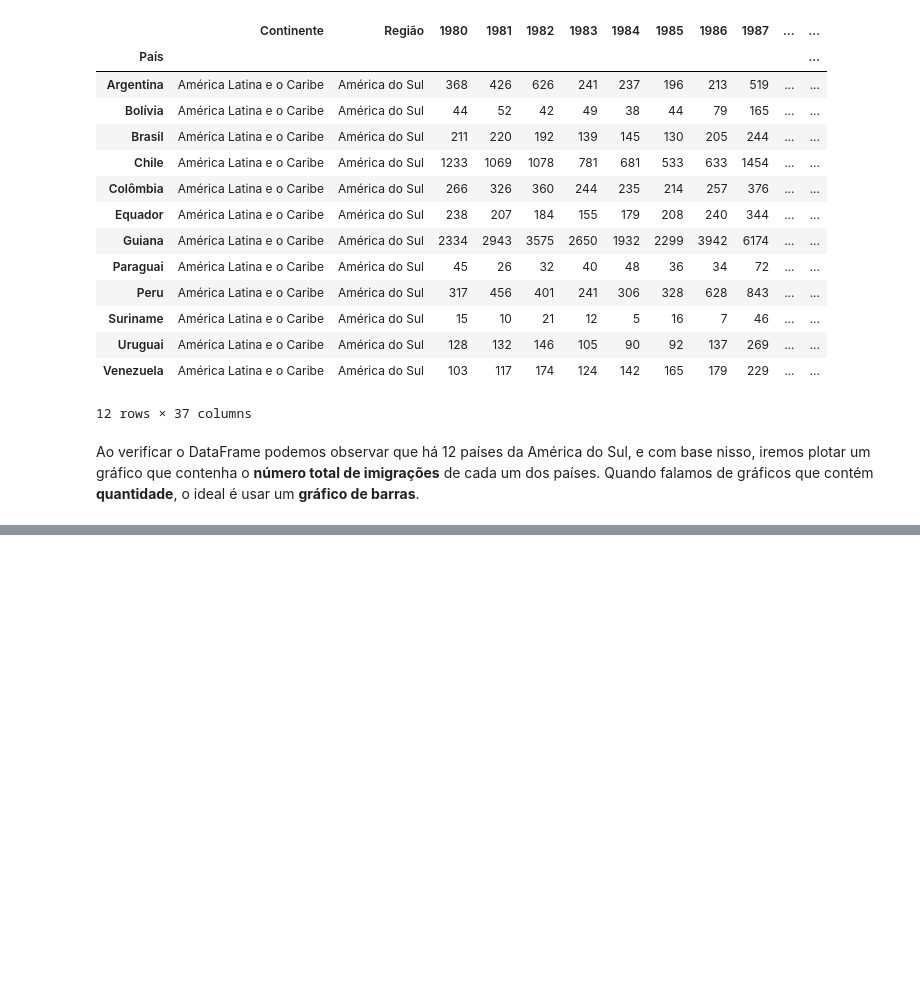
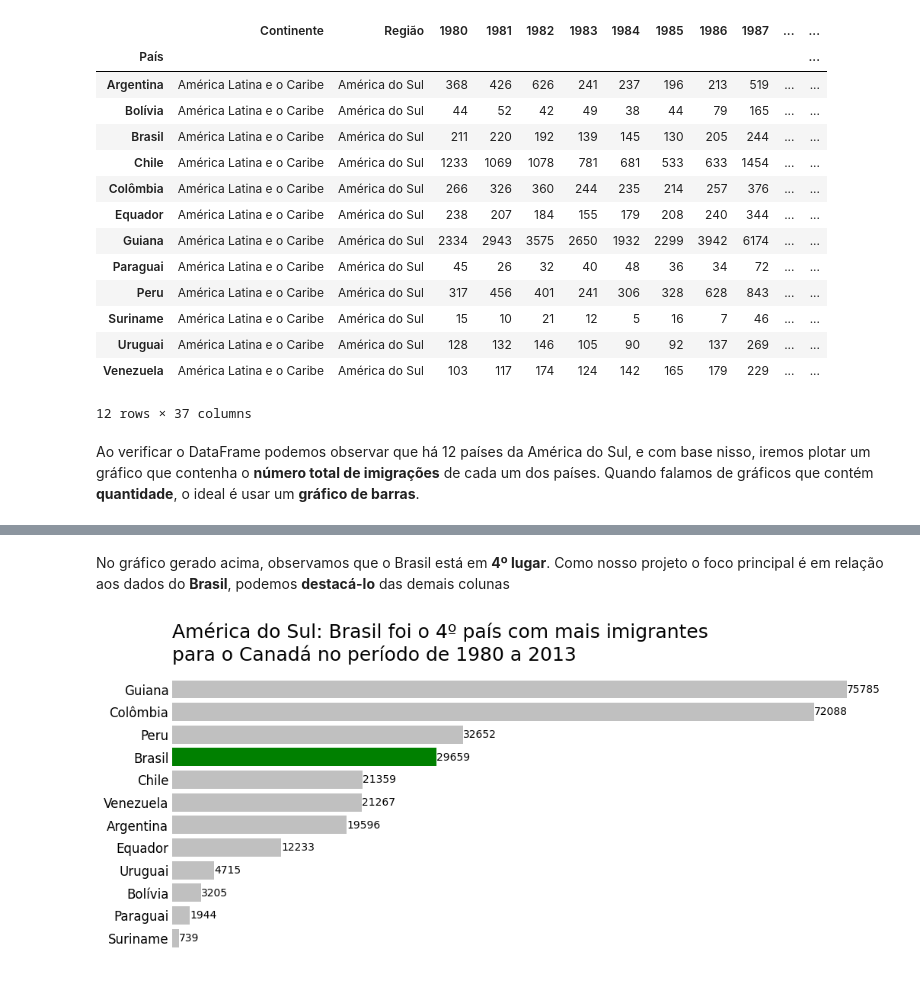
Before and after one commit to biellrodri/data-science-alura, a Jupyter notebook: Pandas/projeto-migracao/tendencia-migracao-canada.ipynb, the cells around one changed output, grey strips where cells are left out. Cells and saved outputs as stored; diff of their text form; code cells hidden in the pictures; blank space fills up the shorter version.

```diff
--- a/Pandas/projeto-migracao/tendencia-migracao-canada.ipynb
+++ b/Pandas/projeto-migracao/tendencia-migracao-canada.ipynb
@@ -388,0 +391,43 @@ ValueError: 'facecolor' or 'color' argument must be a valid color orsequence of
+# %% [markdown]
+No gráfico gerado acima, observamos que o Brasil está em **4º lugar**. Como nosso projeto o foco principal é em relação aos dados do **Brasil**, podemos **destacá-lo** das demais colunas
+# %%
+#criando uma lista de cores vazia
+cores = []
+#criando condição for
+for pais in america_sul_sorted.index:
+    if pais == 'Brasil':
+        cores.append('green')
+    else:
+        cores.append('silver')
+
+
+#criando uma figura
+fig, ax = plt.subplots(figsize=(12, 5))
+#definindo os eixos da barra
+ax.barh(america_sul_sorted.index, america_sul_sorted['Total'], color=cores)
+#inserindo um título ao gráfico
+ax.set_title('América do Sul: Brasil foi o 4º país com mais imigrantes\npara o Canadá no período de 1980 a 2013', loc='left', fontsize=18)
+#inserindo título dos rótulos
+ax.set_xlabel('Número de imigrantes', fontsize=14)
+ax.set_ylabel('')
+#tamanho dos ticks do eixo x
+ax.xaxis.set_tick_params(labelsize=12)
+#tamanho dos ticks do eixo y
+ax.yaxis.set_tick_params(labelsize=12)
+
+#criando uma condição para acrescentar texto às barras
+for i, v in enumerate(america_sul_sorted['Total']):
+    ax.text(v + 20, i, str(v), color='black', fontsize=10, ha='left', va='center')
+
+#retirando o frame do gráfico
+ax.set_frame_on(False)
+
+#retirando a vissualização do eixo x
+ax.get_xaxis().set_visible(False)
+
+#retirando os marcadores dos eixos
+ax.tick_params(axis='both', which='both', length=0)
+
+plt.show()
+# %% [output]
+[figure, added]
```
Also changed, not shown: parts of 2 cells of this notebook.
